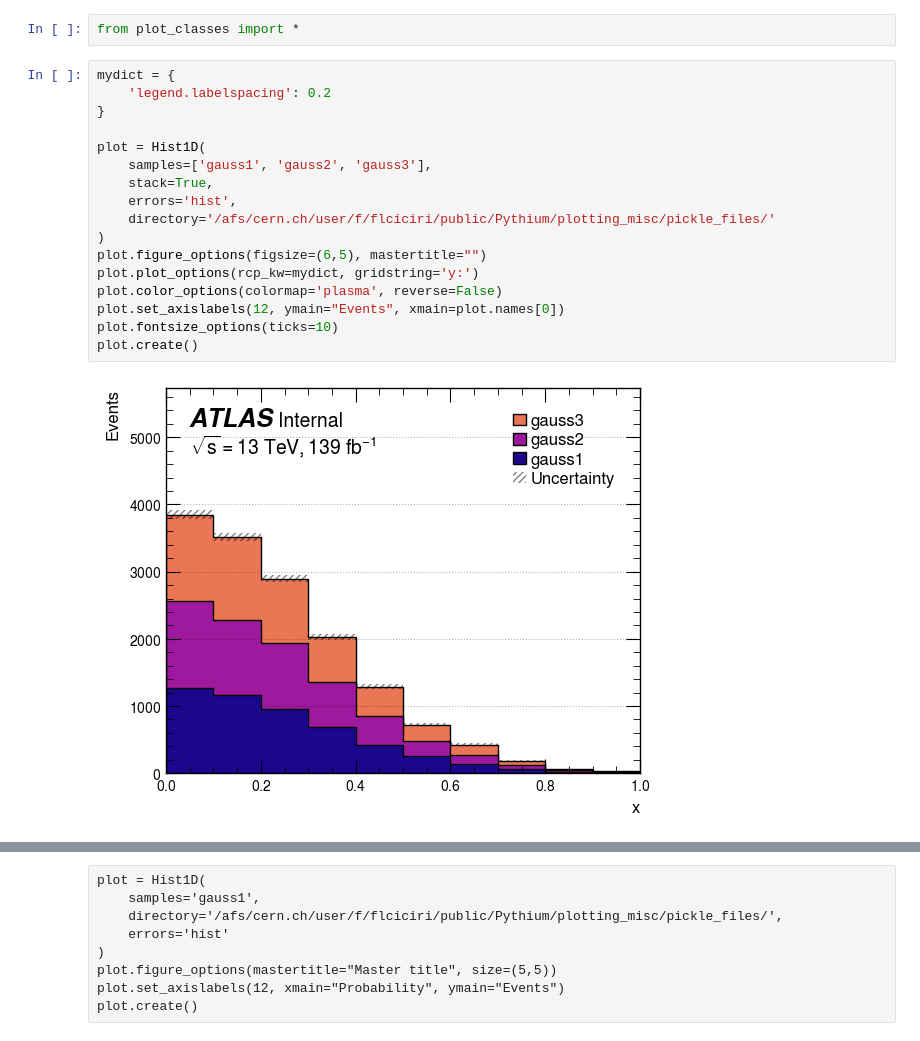
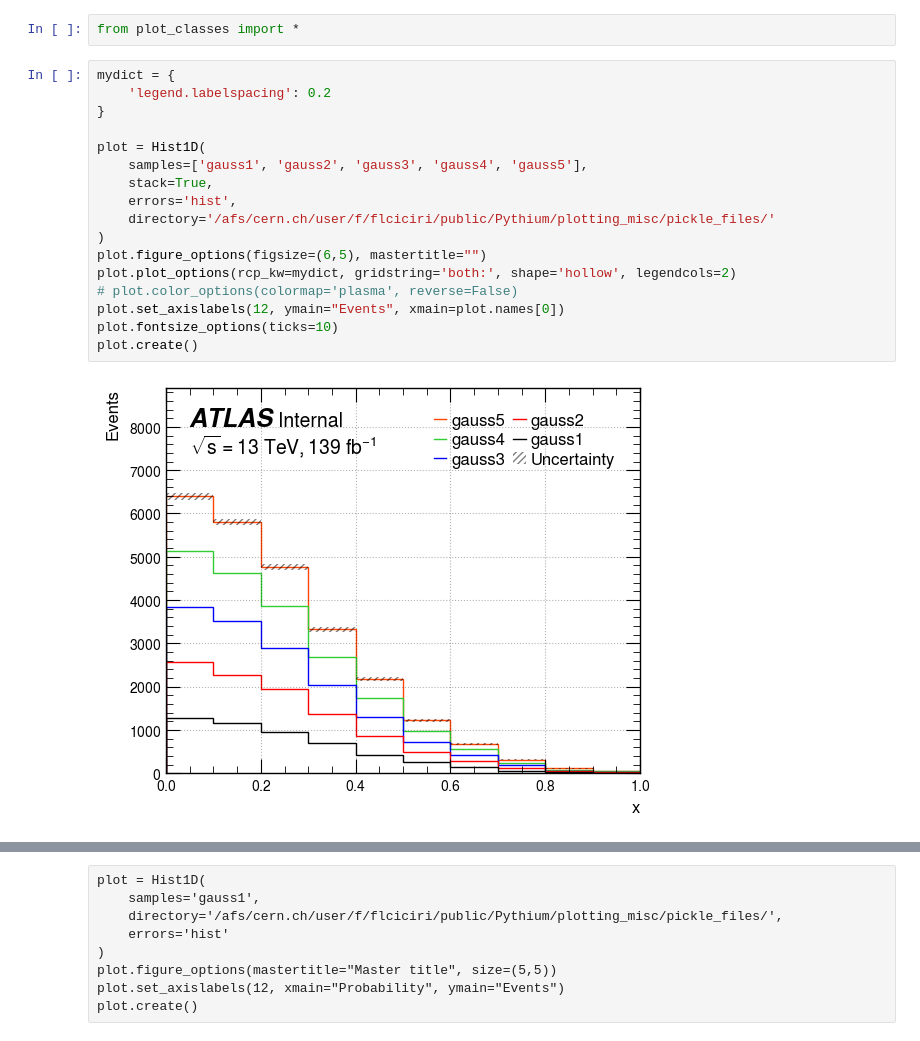
Before and after one commit to MoAly98/Pythium, a Jupyter notebook: plotting_misc/Hist1D_test.ipynb, the cells around one changed output, grey strips where cells are left out. Drawn from its saved outputs; the diff is of its cells as text.

```diff
--- a/plotting_misc/Hist1D_test.ipynb
+++ b/plotting_misc/Hist1D_test.ipynb
@@ -3,19 +3,19 @@ from plot_classes import *
 # %%
 mydict = {
     'legend.labelspacing': 0.2
 }
 
 plot = Hist1D(
-    samples=['gauss1', 'gauss2', 'gauss3'],
+    samples=['gauss1', 'gauss2', 'gauss3', 'gauss4', 'gauss5'],
     stack=True,
     errors='hist',
     directory='/afs/cern.ch/user/f/flciciri/public/Pythium/plotting_misc/pickle_files/'
 )
 plot.figure_options(figsize=(6,5), mastertitle="")
-plot.plot_options(rcp_kw=mydict, gridstring='y:')
-plot.color_options(colormap='plasma', reverse=False)
+plot.plot_options(rcp_kw=mydict, gridstring='both:', shape='hollow', legendcols=2)
+# plot.color_options(colormap='plasma', reverse=False)
 plot.set_axislabels(12, ymain="Events", xmain=plot.names[0])
 plot.fontsize_options(ticks=10)
 plot.create()
 # %% [output]
-[figure, old version]
+[figure, new version]
```
Also changed, not shown: parts of 1 cell of this notebook, 6 other files.
